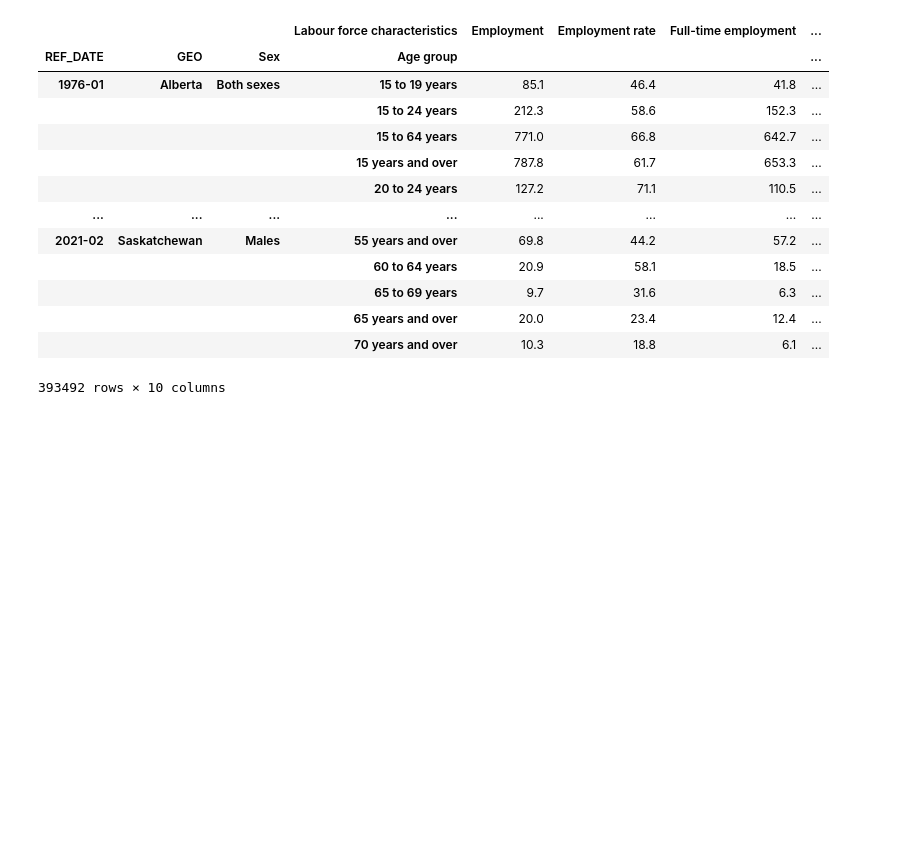
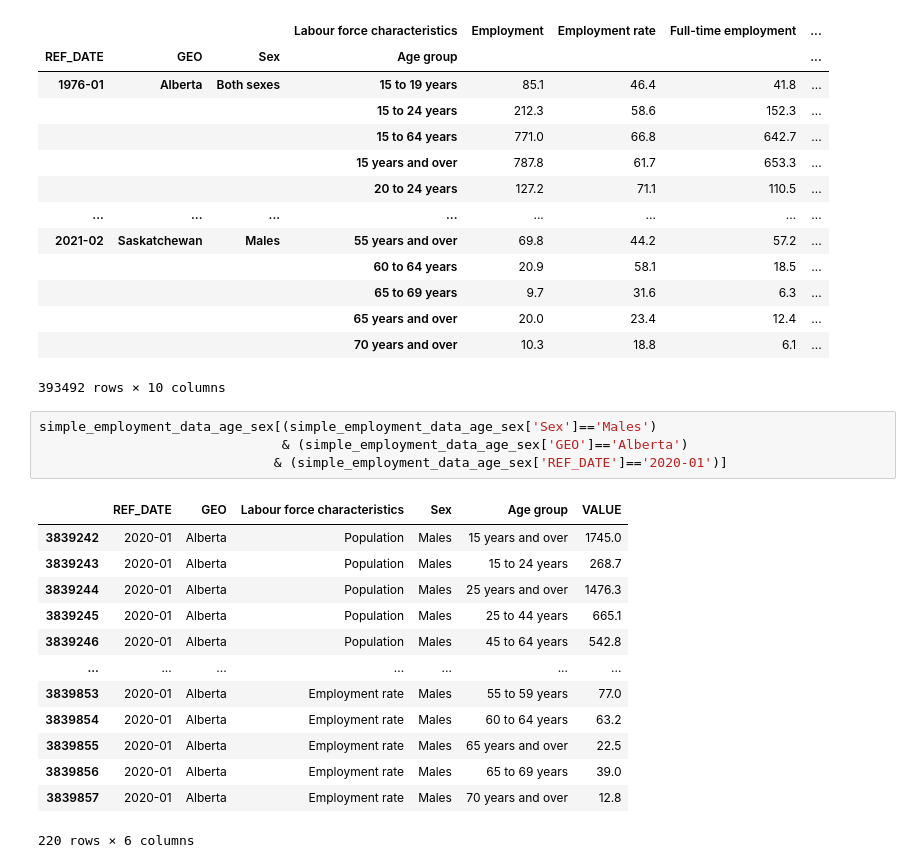
Before and after one commit to thegentlemanphysicist/DataScienceProject, a Jupyter notebook: rawData.ipynb, the cells around one changed output. Drawn from its saved outputs; the diff is of its cells as text; blank space fills up the shorter version.

```diff
--- a/rawData.ipynb
+++ b/rawData.ipynb
@@ -228,3 +228,21 @@ simple_employment_data_age_sex.pivot(index=['REF_DATE','GEO','Sex','Age group'],
 |  |  |  | 65 years and over | 20.0 | 23.4 | 12.4 | ... |
 |  |  |  | 70 years and over | 10.3 | 18.8 | 6.1 | ... |
 393492 rows × 10 columns
+# %%
+simple_employment_data_age_sex[(simple_employment_data_age_sex['Sex']=='Males')
+                               & (simple_employment_data_age_sex['GEO']=='Alberta')
+                              & (simple_employment_data_age_sex['REF_DATE']=='2020-01')]
+# %% [output]
+|  | REF_DATE | GEO | Labour force characteristics | Sex | Age group | VALUE |
+| 3839242 | 2020-01 | Alberta | Population | Males | 15 years and over | 1745.0 |
+| 3839243 | 2020-01 | Alberta | Population | Males | 15 to 24 years | 268.7 |
+| 3839244 | 2020-01 | Alberta | Population | Males | 25 years and over | 1476.3 |
+| 3839245 | 2020-01 | Alberta | Population | Males | 25 to 44 years | 665.1 |
+| 3839246 | 2020-01 | Alberta | Population | Males | 45 to 64 years | 542.8 |
+| ... | ... | ... | ... | ... | ... | ... |
+| 3839853 | 2020-01 | Alberta | Employment rate | Males | 55 to 59 years | 77.0 |
+| 3839854 | 2020-01 | Alberta | Employment rate | Males | 60 to 64 years | 63.2 |
+| 3839855 | 2020-01 | Alberta | Employment rate | Males | 65 years and over | 22.5 |
+| 3839856 | 2020-01 | Alberta | Employment rate | Males | 65 to 69 years | 39.0 |
+| 3839857 | 2020-01 | Alberta | Employment rate | Males | 70 years and over | 12.8 |
+220 rows × 6 columns
```
Also changed, not shown: parts of 1 cell of this notebook.
